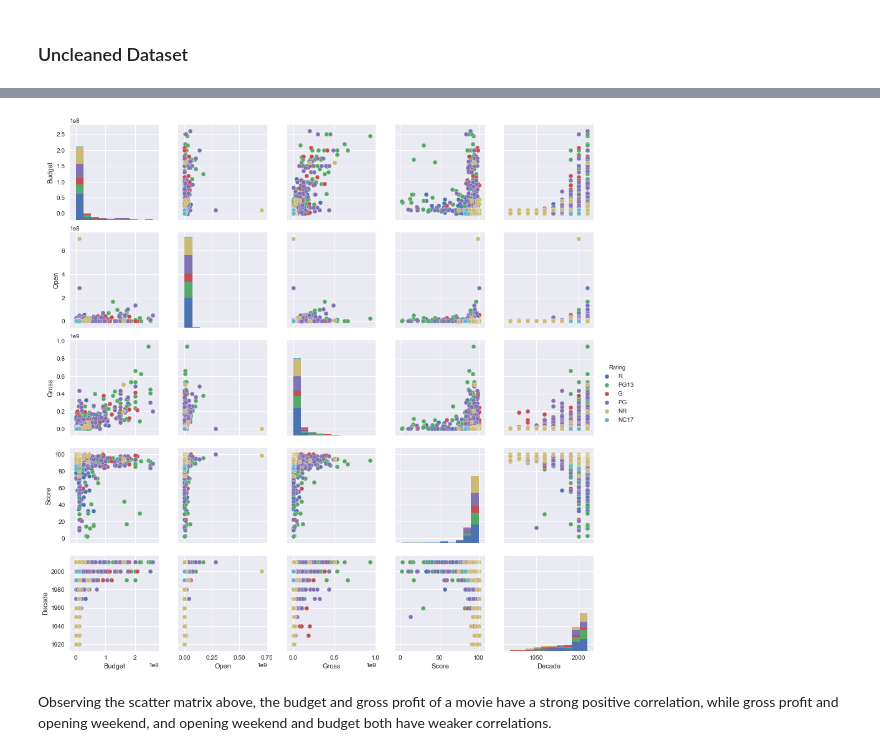
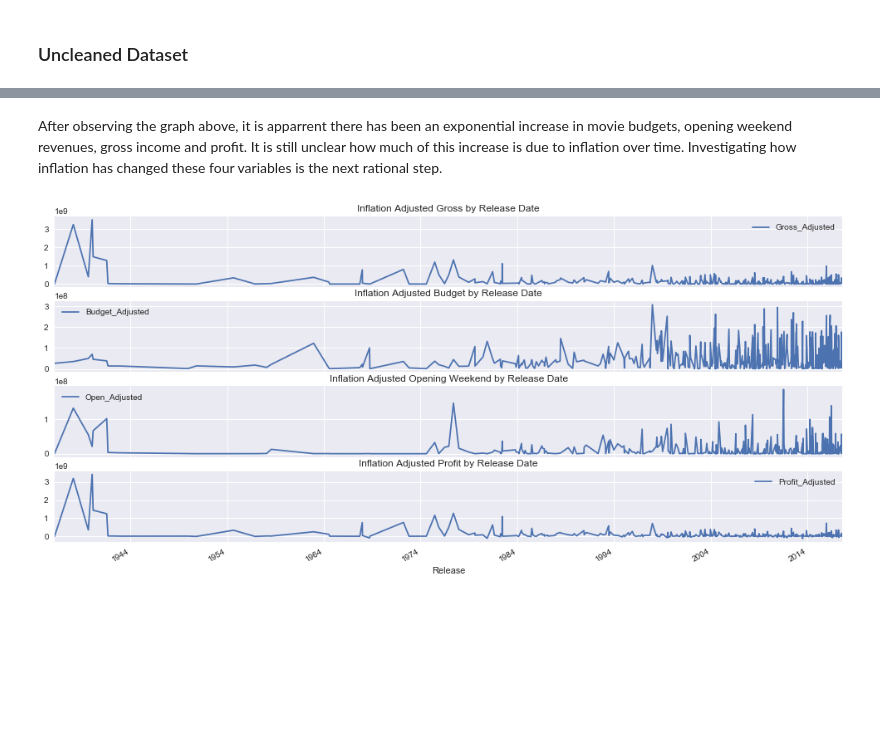
Before and after one commit to brookemosby/Movies, a Jupyter notebook: Jarvis_Project.ipynb, the cells around one changed output, grey strips where cells are left out. Saved outputs shown, nothing was run; the diff lists cells and outputs as text; code cells hidden in the pictures; blank space fills up the shorter version.

```diff
--- a/Jarvis_Project.ipynb
+++ b/Jarvis_Project.ipynb
@@ -279,7 +324,18 @@ From these graphs it's noticable that the budget, gross profit, and opening week
-# %%
-seaborn.pairplot(df[ [ "Budget", "Open", "Gross", "Score" ,"Decade", "Rating" ] ], hue = "Rating")
-plt.show()
-# %% [output]
-[figure, removed]
-# %% [markdown]
-Observing the scatter matrix above, the budget and gross profit of a movie have a strong positive correlation, while gross profit and opening weekend, and opening weekend and budget both have weaker correlations.
+# %% [markdown]
+After observing the graph above, it is apparrent there has been an exponential increase in movie budgets, opening weekend revenues, gross income and profit. It is still unclear how much of this increase is due to inflation over time. Investigating how inflation has changed these four variables is the next rational step.
+# %%
+plt.figure( figsize = ( 17, 8 ) )
+ax4      = plt.subplot( 414 )
+ax1, ax2 = plt.subplot( 411, sharex = ax4 ), plt.subplot( 412, sharex = ax4 )
+ax3      = plt.subplot( 413, sharex = ax4 )
+df.plot( y = "Gross_Adjusted",  x = "Release", ax = ax1,
+        title = "Inflation Adjusted Gross by Release Date" )
+df.plot( y = "Budget_Adjusted", x = "Release", ax = ax2,
+        title = "Inflation Adjusted Budget by Release Date" )
+df.plot( y = "Open_Adjusted",   x = "Release", ax = ax3,
+        title = "Inflation Adjusted Opening Weekend by Release Date" )
+df.plot( y = "Profit_Adjusted", x = "Release", ax = ax4,
+        title = "Inflation Adjusted Profit by Release Date" )
+plt.show()
+# %% [output]
+[figure, added]
```
Also changed, not shown: parts of 51 cells of this notebook, 5 other files.
